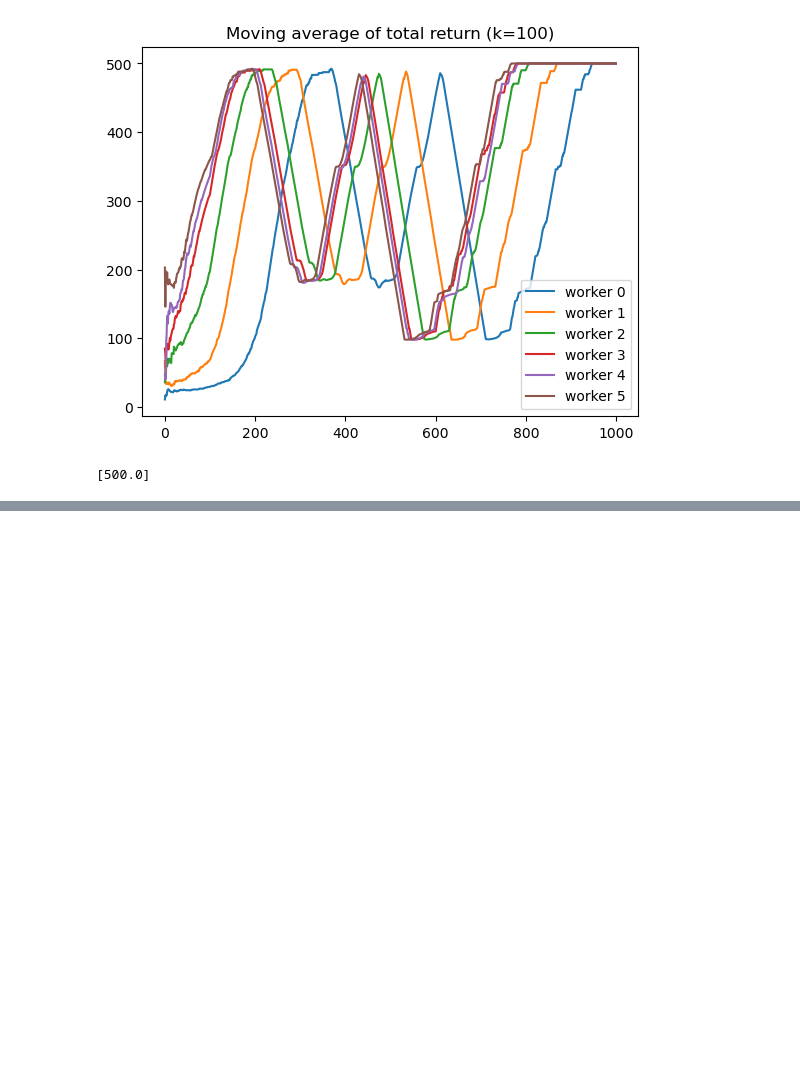
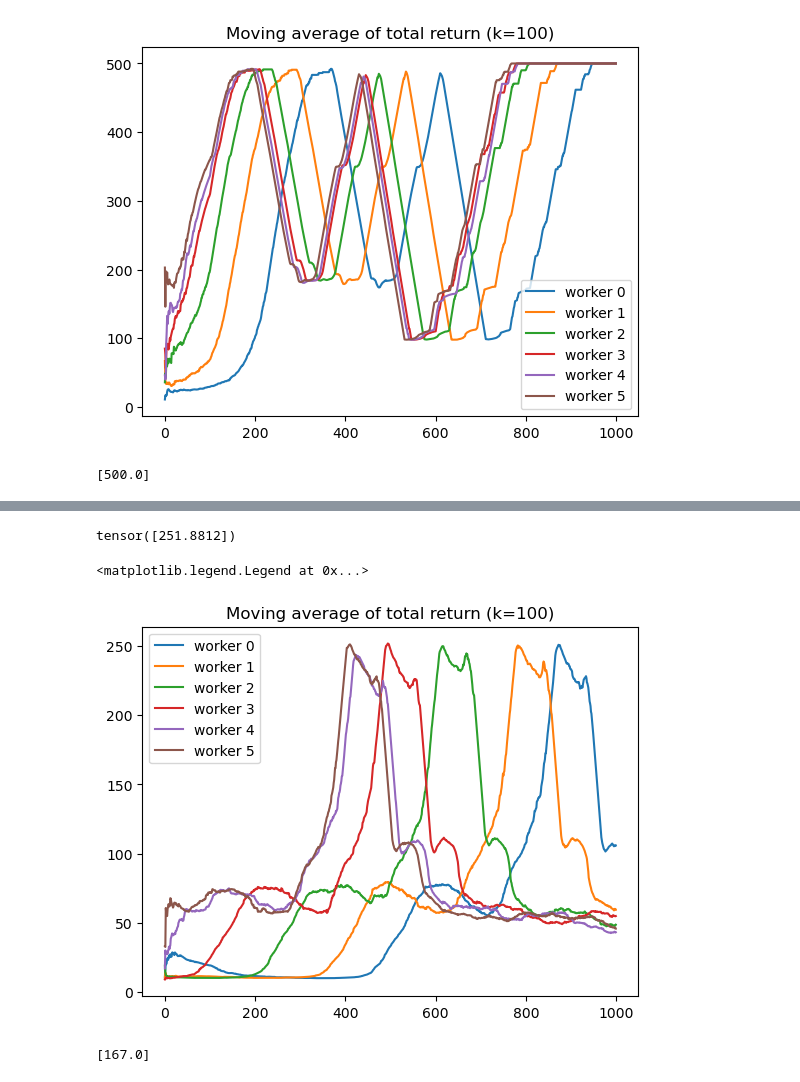
Before and after one commit to jimtoledo/reinforcement-learning, a Jupyter notebook: a3c.ipynb, the cells around one changed output, grey strips where cells are left out. Drawn from its saved outputs; the diff is of its cells as text; code cells hidden in the pictures; blank space fills up the shorter version.

```diff
--- a/a3c.ipynb
+++ b/a3c.ipynb
@@ -174,0 +191,41 @@ env.close()
+# %%
+import pickle
+res = {}
+with open('a3c_gae.results', 'rb') as file:
+    res = pickle.load(file)
+# %%
+res['best_moving_avg_return']
+# %% [output]
+tensor([251.8812])
+# %%
+episode_returns = res['episode_returns']
+for rank, returns_tensor in enumerate(episode_returns):
+    plt.plot(range(len(returns_tensor)), [returns_tensor[max(0,x-100):x+1].mean() for x in range(len(returns_tensor))], label=f'worker {rank}')
+plt.title('Moving average of total return (k=100)')
+plt.legend()
+# %% [output]
+<matplotlib.legend.Legend at 0x...>
+[figure, added]
+# %%
+def run_discrete_policy_model(env, model, gamma=1.0, num_episodes=1, stochastic=True):
+    ep_returns = []
+    for _ in range(num_episodes):
+        ep_return = 0
+        state = env.reset()[0]
+        for t in count():
+            if stochastic:
+                action = model.select_action(state)[0]
+            else:
+                action = model(state).detach().max(1).indices.view(1, 1).item()
+            next_state, reward, terminated, truncated, _ = env.step(action)
+            ep_return += reward * gamma**t
+            state = next_state
+            if terminated or truncated:
+                ep_returns.append(ep_return)
+                break
+    return ep_returns
+
+env = gym.make('CartPole-v1', render_mode='human')
+run_discrete_policy_model(env, res['best_model'], num_episodes=1, stochastic=True)
+# %% [output]
+[167.0]
```
Also changed, not shown: parts of 4 cells of this notebook, 2 other files.
